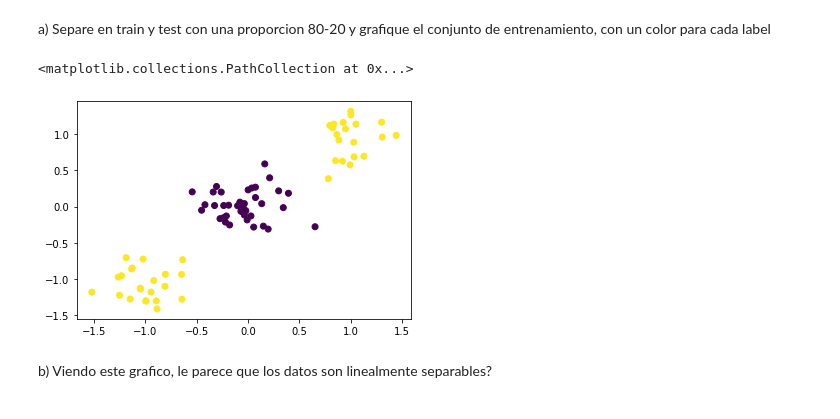
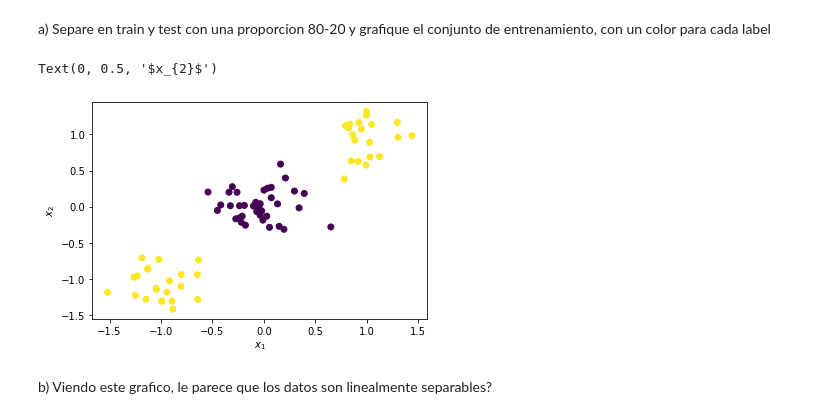
Before and after one commit to JavierGold/ML_UNSAM-2-2020, a Jupyter notebook: 08p_RegresionLogistica.ipynb, the cells around one changed output. Cells and saved outputs as stored; diff of their text form; code cells hidden in the pictures.

```diff
--- a/08p_RegresionLogistica.ipynb
+++ b/08p_RegresionLogistica.ipynb
@@ -18,10 +18,12 @@ dataset_train, dataset_test = train_test_split(dataset, test_size=0.2, random_st
 # %%
 X_train=dataset_train[:,:-1]
 y_train=dataset_train[:,2]
 plt.scatter(X_train[:,0],X_train[:,1],c=y_train)
+plt.xlabel('$x_{1}$')
+plt.ylabel('$x_{2}$')
 # %% [output]
-<matplotlib.collections.PathCollection at 0x...>
+Text(0, 0.5, '$x_{2}$')
-[figure, old version]
+[figure, new version]
 # %% [markdown]
 b) Viendo este grafico, le parece que los datos son linealmente separables?
 # %% [markdown]
```
Also changed, not shown: parts of 14 cells of this notebook.
